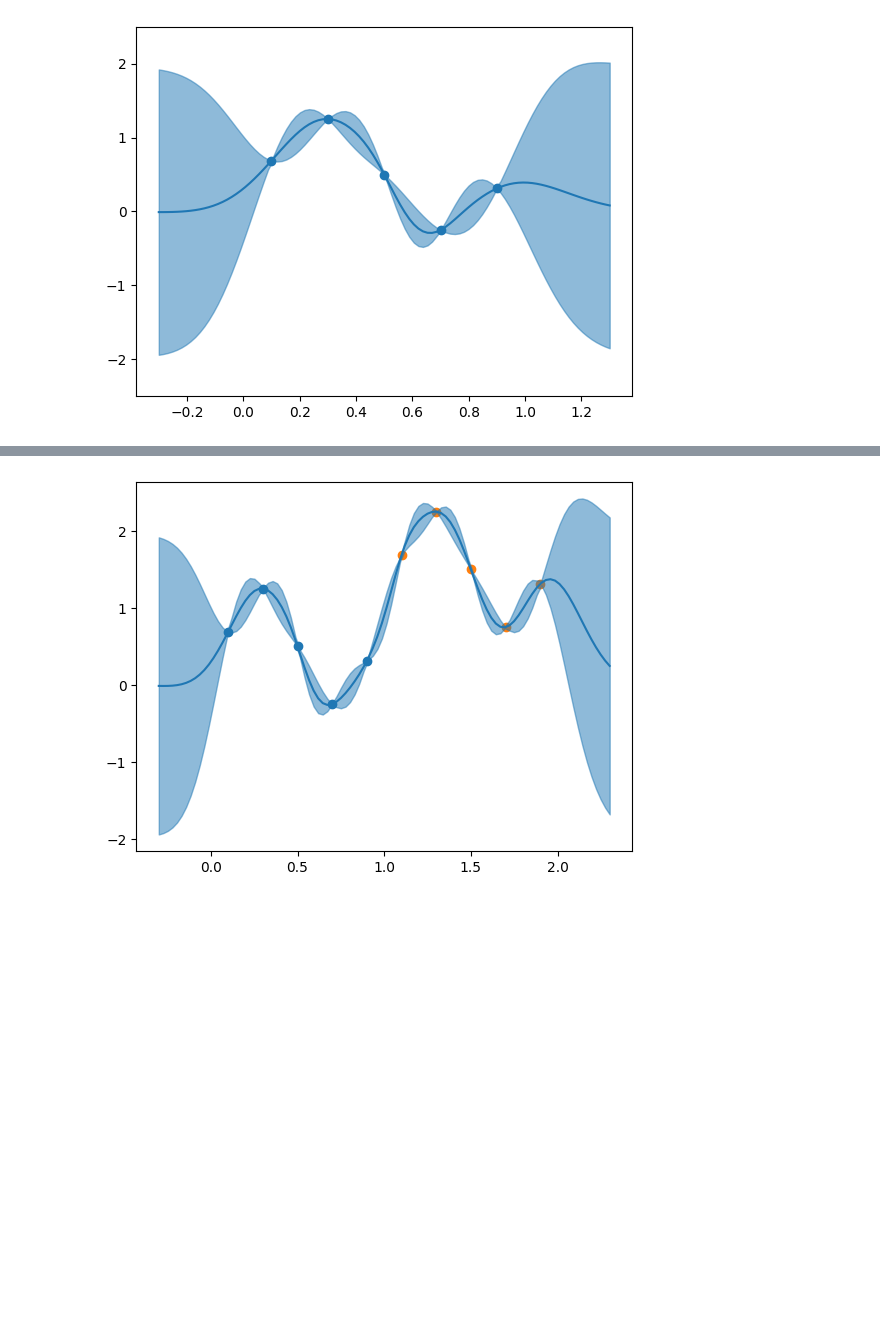
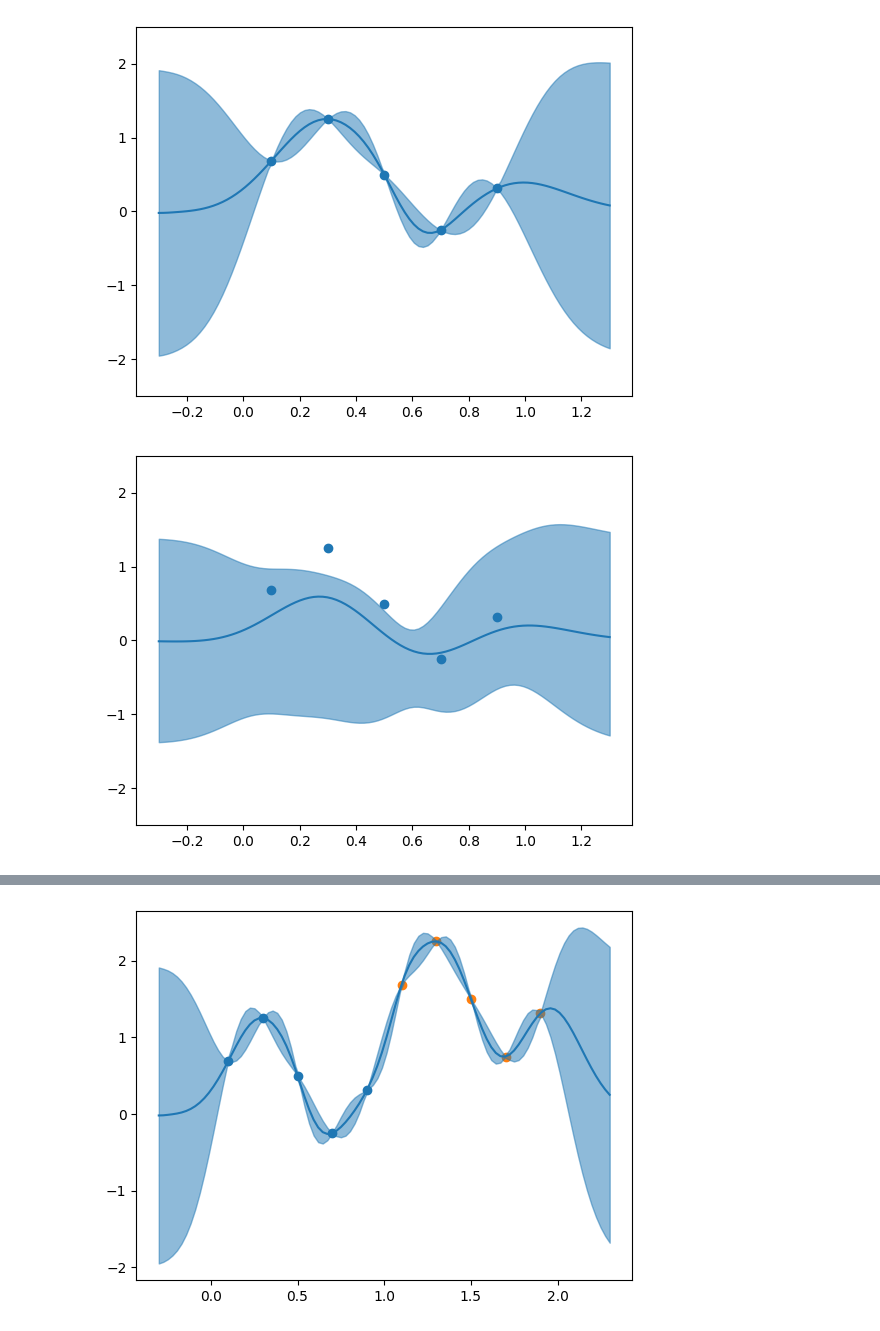
Before and after one commit to TheoBourdais/ModelAggregation, a Jupyter notebook: nested kriging experiments.ipynb, the cells around one changed output, grey strips where cells are left out. Drawn from its saved outputs; the diff is of its cells as text; code cells hidden in the pictures; blank space fills up the shorter version.

```diff
--- a/nested kriging experiments.ipynb
+++ b/nested kriging experiments.ipynb
@@ -89,3 +86,15 @@ plt.ylim([-2.5,2.5])
 plt.show()
 # %% [output]
 [figure]
+# %%
+
+plt.scatter(X,Y)
+x_plot=np.linspace(-0.3,1.3,100)
+plt.plot(x_plot,[0.5*(left(x)+right(x)) for x in x_plot])
+yerr0=[right(x)-1.96*np.sqrt(right.variance(x)+left.variance(x))/2 for x in x_plot]
+yerr1=[right(x)+1.96*np.sqrt(right.variance(x)+left.variance(x))/2 for x in x_plot]
+plt.fill_between(x_plot, yerr0, yerr1, color='C0', alpha=0.5)
+plt.ylim([-2.5,2.5])
+plt.show()
+# %% [output]
+[figure, added]
```
Also changed, not shown: parts of 4 cells of this notebook, 19 other files.
